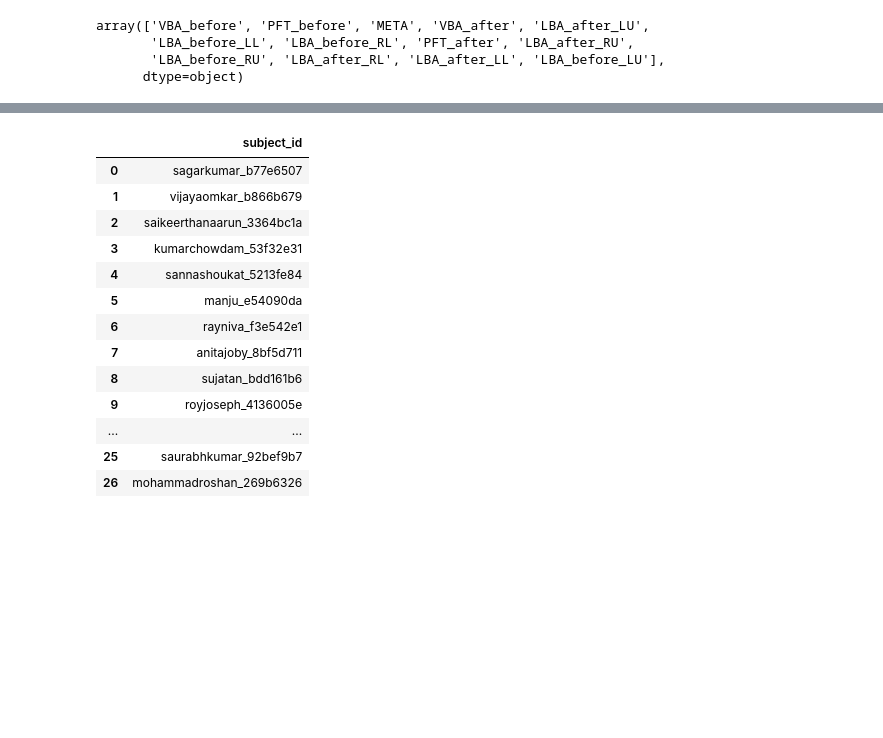
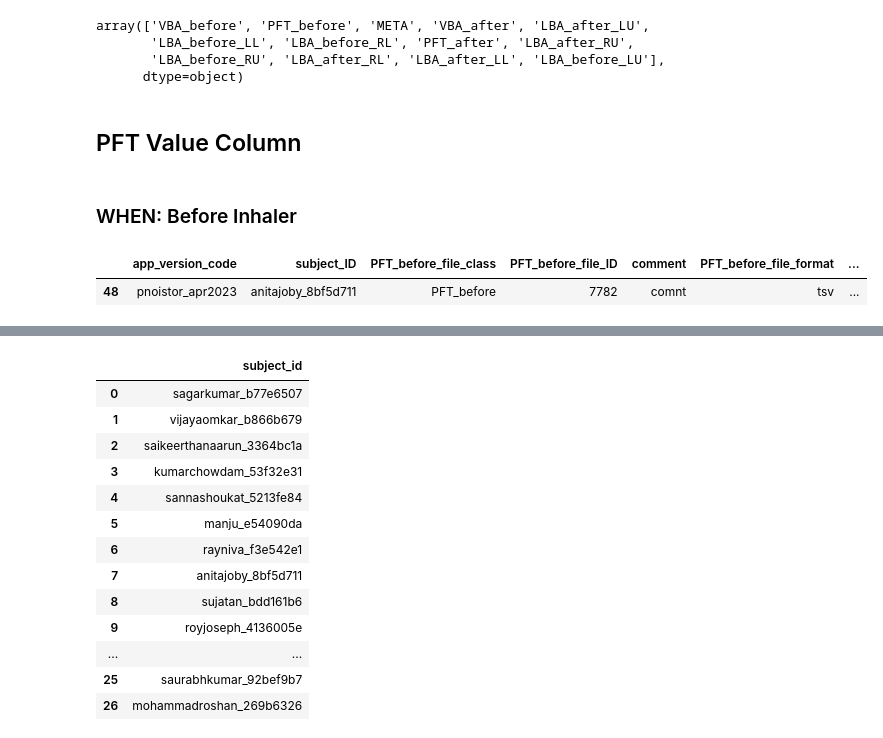
Before and after one commit to vaguebrownfox01/pnoi-anotest, a Jupyter notebook: dataset.ipynb, the cells around one changed output, grey strips where cells are left out. Cells and saved outputs as stored; diff of their text form; code cells hidden in the pictures; blank space fills up the shorter version.

```diff
--- a/dataset.ipynb
+++ b/dataset.ipynb
@@ -118,3 +127,18 @@ array(['VBA_before', 'PFT_before', 'META', 'VBA_after', 'LBA_after_LU',
        'LBA_before_LL', 'LBA_before_RL', 'PFT_after', 'LBA_after_RU',
        'LBA_before_RU', 'LBA_after_RL', 'LBA_after_LL', 'LBA_before_LU'],
       dtype=object)
+# %% [markdown]
+## PFT Value Column
+# %% [markdown]
+### WHEN: Before Inhaler
+# %%
+WHEN = "before"
+CLASS = "PFT"
+FORMAT = "tsv|csv"
+filt = all_data_files_DF2.loc[:, FILE_PARTS[2]].str.contains(f"{CLASS}_{WHEN}")
+filt &= all_data_files_DF2.loc[:, FILE_PARTS[5]].str.contains(FORMAT)
+all_PFT_file_data_DF = all_data_files_DF[filt]
+all_PFT_file_data_DF.columns = all_data_files_DF.columns.str.replace("file", f"{CLASS}_{WHEN}_file"); all_PFT_file_data_DF
+# %% [output]
+|  | app_version_code | subject_ID | PFT_before_file_class | PFT_before_file_ID | comment | PFT_before_file_format | ... |
+| 48 | pnoistor_apr2023 | anitajoby_8bf5d711 | PFT_before | 7782 | comnt | tsv | ... |
```
Also changed, not shown: parts of 21 cells of this notebook, 5 other files.
